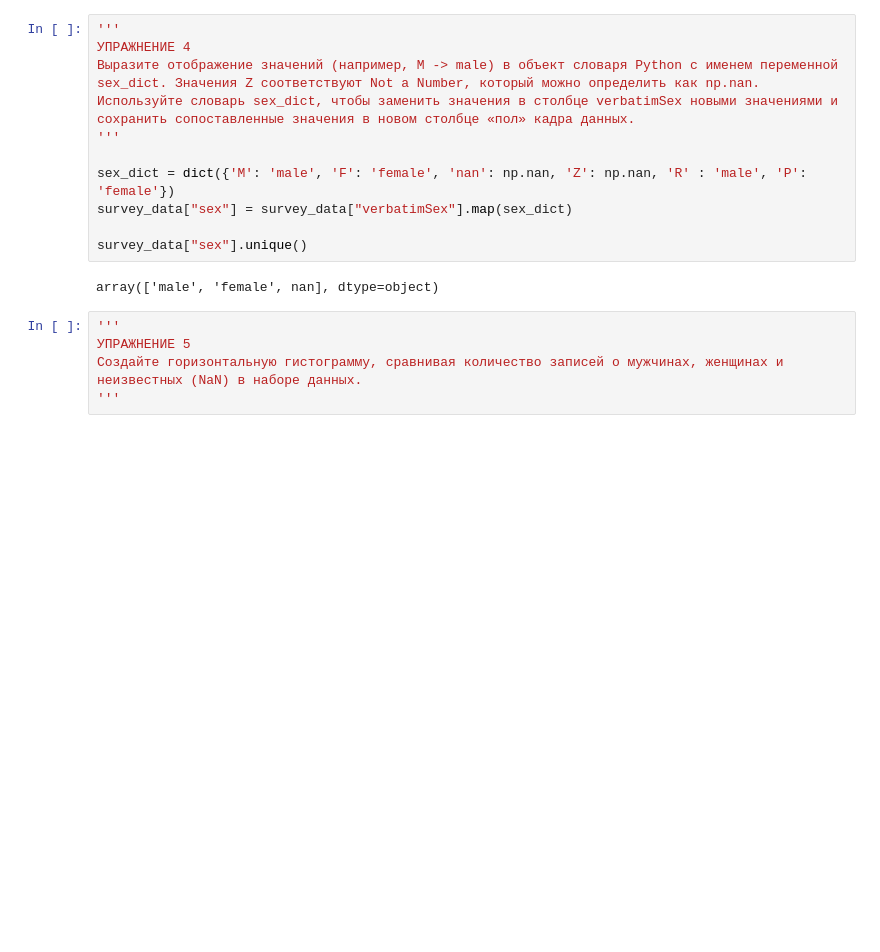
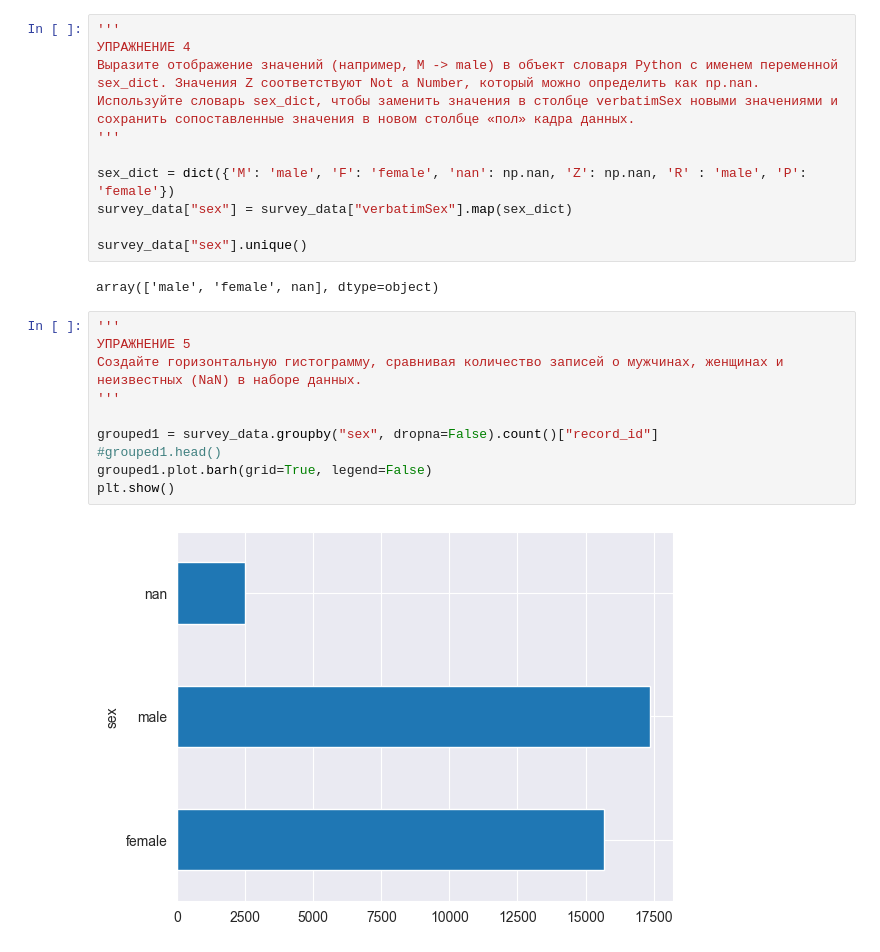
Before and after one commit to afedyanin/msu-data-analysis, a Jupyter notebook: notebooks/msu/ad-task-003.ipynb, the cells around one changed output. Drawn from its saved outputs; the diff is of its cells as text; blank space fills up the shorter version.

```diff
--- a/notebooks/msu/ad-task-003.ipynb
+++ b/notebooks/msu/ad-task-003.ipynb
@@ -112,5 +112,12 @@ array(['male', 'female', nan], dtype=object)
 # %%
 '''
 УПРАЖНЕНИЕ 5
 Создайте горизонтальную гистограмму, сравнивая количество записей о мужчинах, женщинах и неизвестных (NaN) в наборе данных.
 '''
+
+grouped1 = survey_data.groupby("sex", dropna=False).count()["record_id"]
+#grouped1.head()
+grouped1.plot.barh(grid=True, legend=False)
+plt.show()
+# %% [output]
+[figure, added]
```
Also changed, not shown: parts of 10 cells of this notebook, 1 other file.
